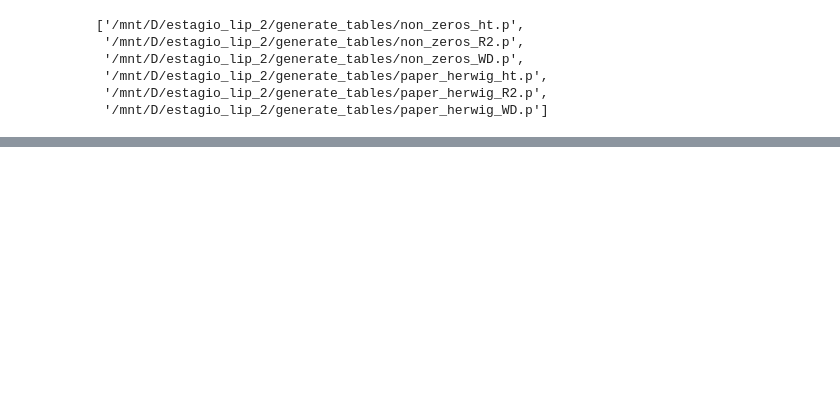
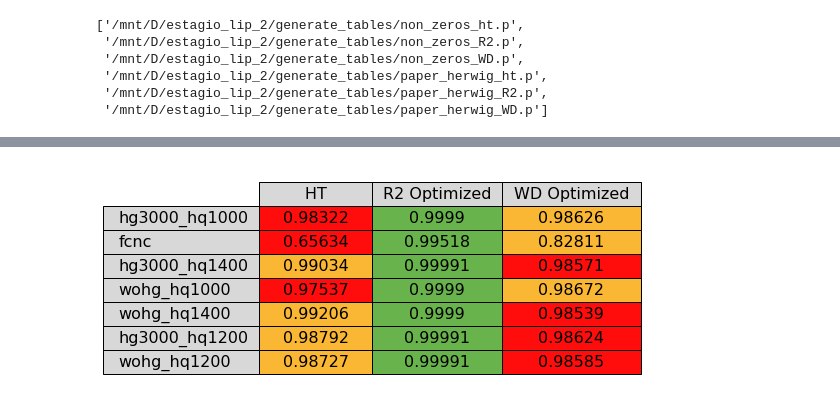
Before and after one commit to mcpeixoto/LIP-Internship-2, a Jupyter notebook: generate_tables/generate_tables.ipynb, the cells around one changed output, grey strips where cells are left out. Saved outputs shown, nothing was run; the diff lists cells and outputs as text; code cells hidden in the pictures; blank space fills up the shorter version.

```diff
--- a/generate_tables/generate_tables.ipynb
+++ b/generate_tables/generate_tables.ipynb
@@ -66 +76,5 @@ def create_table(files,title):
+# %%
+create_table([x for x in pickle_files if "zeros" in x], "non_zeros_auc_scores")
+# %% [output]
+[figure, added]
 # %%
```
Also changed, not shown: parts of 4 cells of this notebook, 12 other files.
